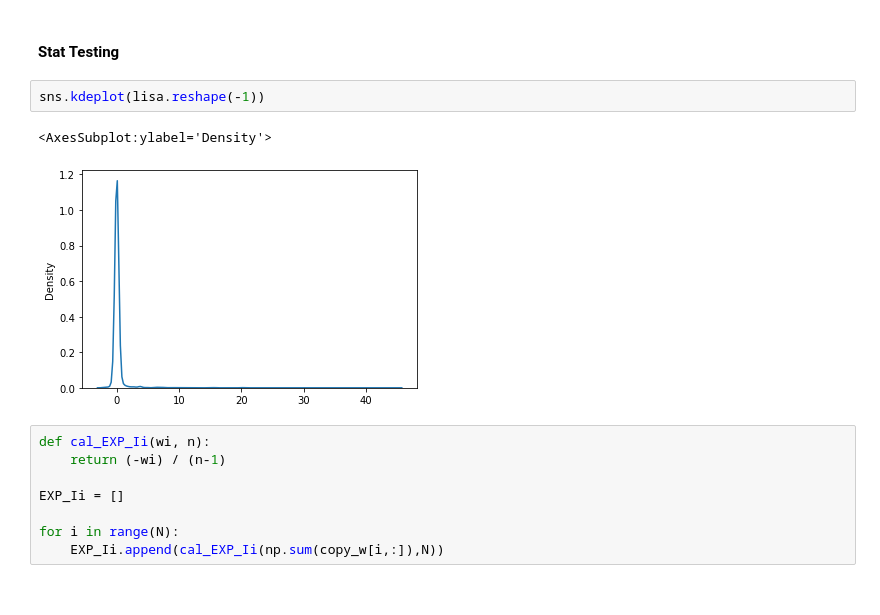
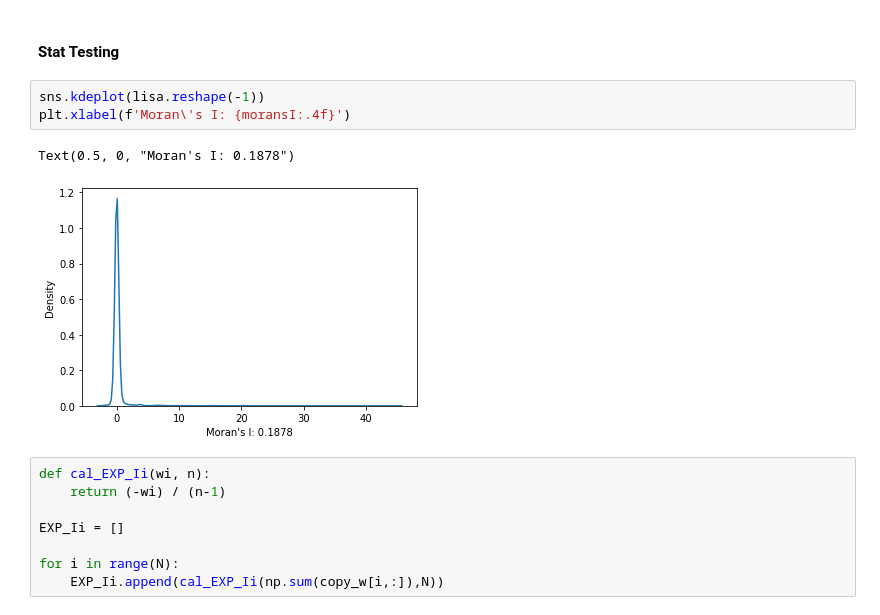
Before and after one commit to yatshunlee/ted-analysis, a Jupyter notebook: generate_network_analysis.ipynb, the cells around one changed output. Cells and saved outputs as stored; diff of their text form.

```diff
--- a/generate_network_analysis.ipynb
+++ b/generate_network_analysis.ipynb
@@ -353,9 +334,10 @@ lisa = np.array(lisa).reshape(-1,1)
 #### Stat Testing
 # %%
 sns.kdeplot(lisa.reshape(-1))
+plt.xlabel(f'Moran\'s I: {moransI:.4f}')
 # %% [output]
-<AxesSubplot:ylabel='Density'>
+Text(0.5, 0, "Moran's I: 0.1878")
-[figure, old version]
+[figure, new version]
 # %%
 def cal_EXP_Ii(wi, n):
     return (-wi) / (n-1)
```
Also changed, not shown: parts of 14 cells of this notebook, 1 other file.
